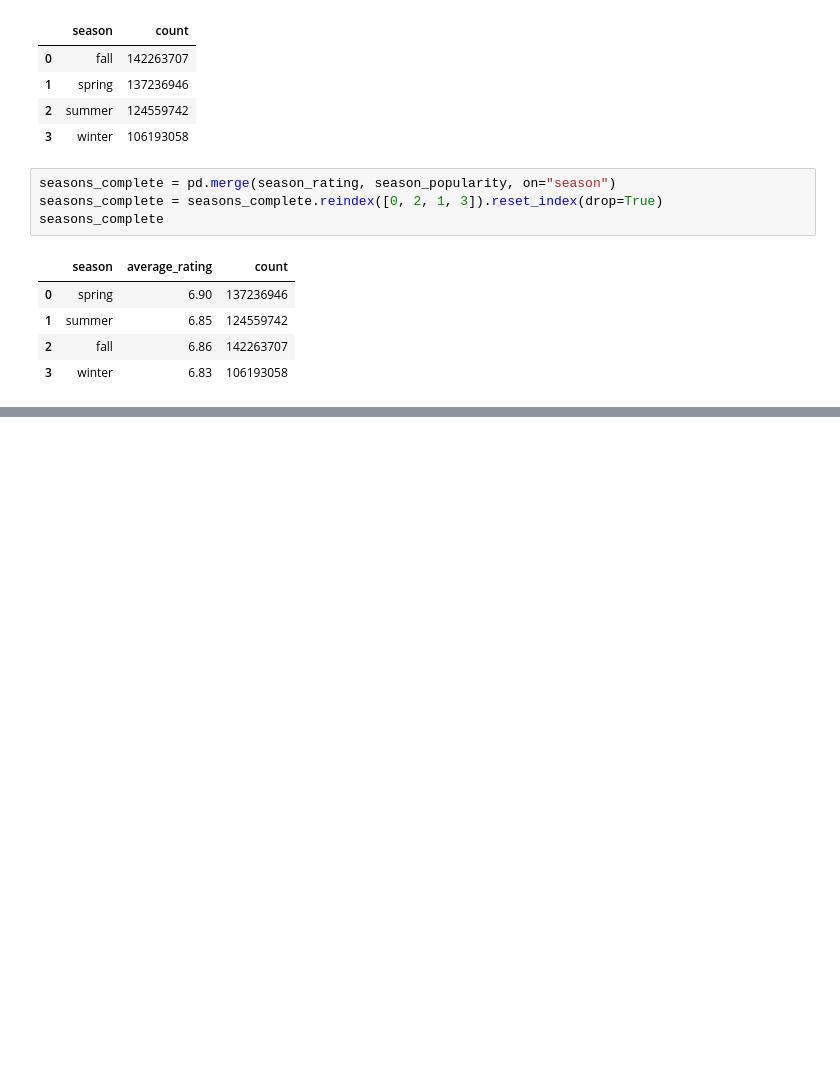
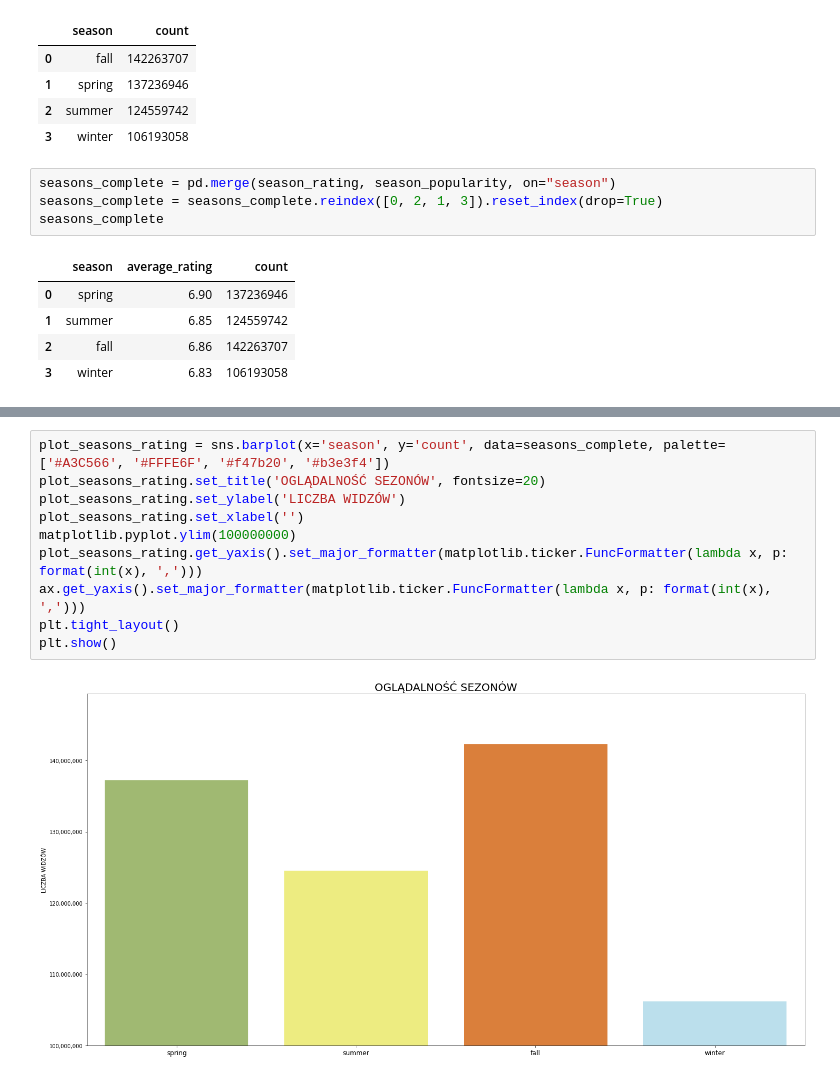
Before and after one commit to BloodyShrimp/Visualizing_Anime, a Jupyter notebook: data_refining.ipynb, the cells around one changed output, grey strips where cells are left out. Drawn from its saved outputs; the diff is of its cells as text; blank space fills up the shorter version.

```diff
--- a/data_refining.ipynb
+++ b/data_refining.ipynb
@@ -782,0 +764,12 @@ plt.show()
+# %%
+plot_seasons_rating = sns.barplot(x='season', y='count', data=seasons_complete, palette=['#A3C566', '#FFFE6F', '#f47b20', '#b3e3f4'])
+plot_seasons_rating.set_title('OGLĄDALNOŚĆ SEZONÓW', fontsize=20)
+plot_seasons_rating.set_ylabel('LICZBA WIDZÓW')
+plot_seasons_rating.set_xlabel('')
+matplotlib.pyplot.ylim(100000000)
+plot_seasons_rating.get_yaxis().set_major_formatter(matplotlib.ticker.FuncFormatter(lambda x, p: format(int(x), ',')))
+ax.get_yaxis().set_major_formatter(matplotlib.ticker.FuncFormatter(lambda x, p: format(int(x), ',')))
+plt.tight_layout()
+plt.show()
+# %% [output]
+[figure, added]
```
Also changed, not shown: parts of 2 cells of this notebook.
